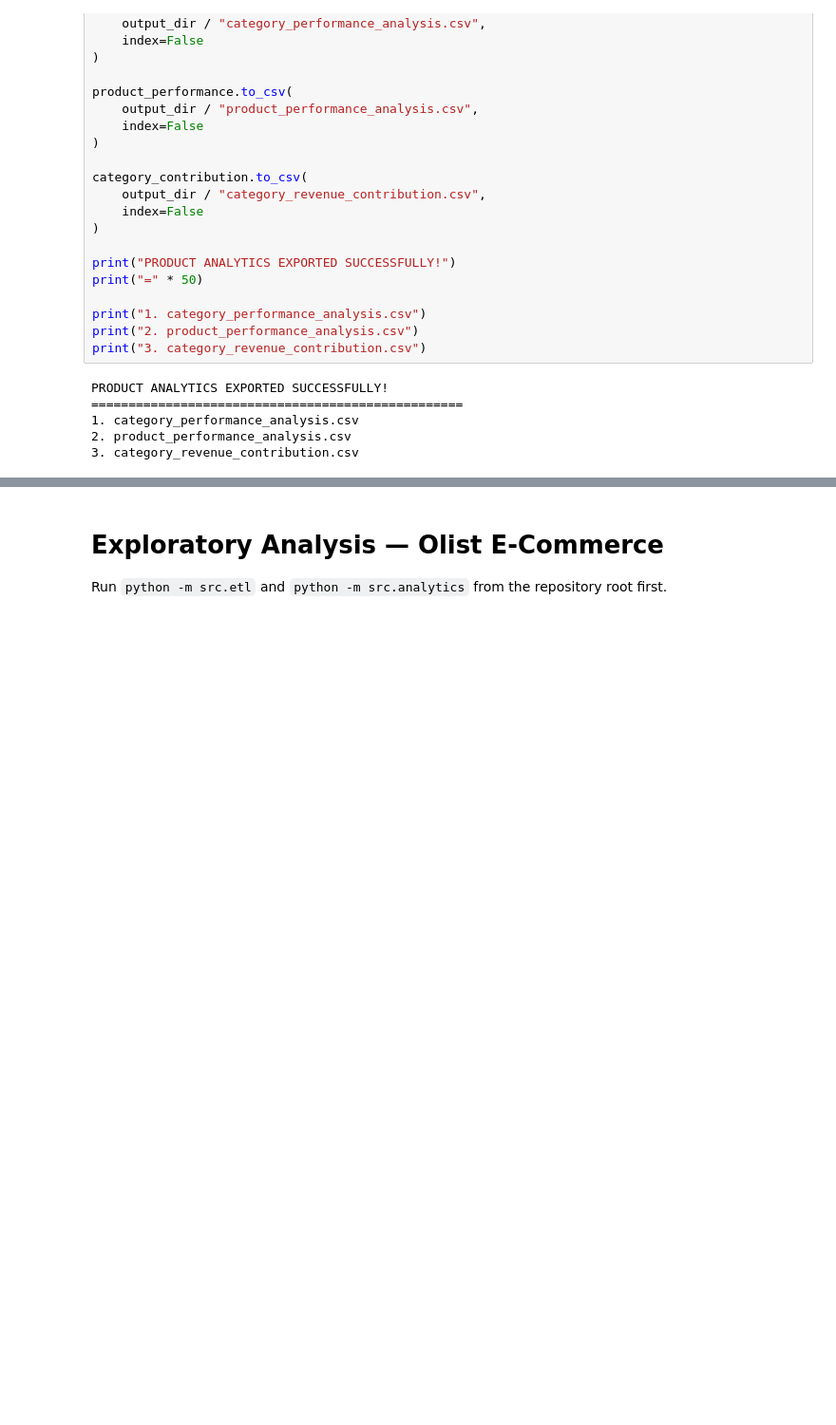
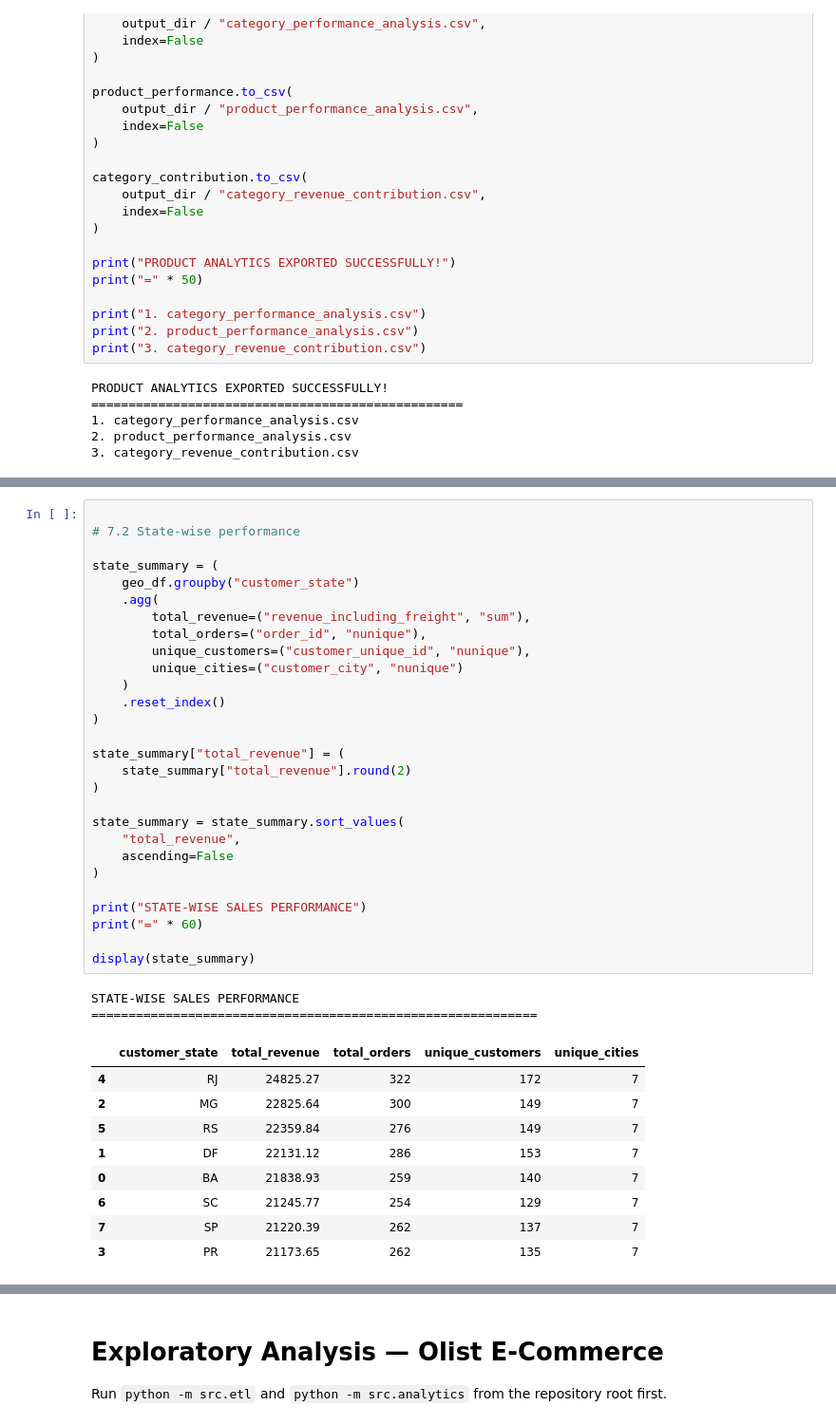
Before and after one commit to Fariha12t/ecommerce-customer-revenue-intelligence, a Jupyter notebook: notebooks/exploratory_analysis.ipynb, the cells around one changed output, grey strips where cells are left out. Shown at 95% size. Cells and saved outputs as stored; diff of their text form; blank space fills up the shorter version.

```diff
--- a/notebooks/exploratory_analysis.ipynb
+++ b/notebooks/exploratory_analysis.ipynb
@@ -1016,0 +1072,40 @@ PRODUCT ANALYTICS EXPORTED SUCCESSFULLY!
+# %%
+
+# 7.2 State-wise performance
+
+state_summary = (
+    geo_df.groupby("customer_state")
+    .agg(
+        total_revenue=("revenue_including_freight", "sum"),
+        total_orders=("order_id", "nunique"),
+        unique_customers=("customer_unique_id", "nunique"),
+        unique_cities=("customer_city", "nunique")
+    )
+    .reset_index()
+)
+
+state_summary["total_revenue"] = (
+    state_summary["total_revenue"].round(2)
+)
+
+state_summary = state_summary.sort_values(
+    "total_revenue",
+    ascending=False
+)
+
+print("STATE-WISE SALES PERFORMANCE")
+print("=" * 60)
+
+display(state_summary)
+# %% [output]
+STATE-WISE SALES PERFORMANCE
+============================================================
+|  | customer_state | total_revenue | total_orders | unique_customers | unique_cities |
+| 4 | RJ | 24825.27 | 322 | 172 | 7 |
+| 2 | MG | 22825.64 | 300 | 149 | 7 |
+| 5 | RS | 22359.84 | 276 | 149 | 7 |
+| 1 | DF | 22131.12 | 286 | 153 | 7 |
+| 0 | BA | 21838.93 | 259 | 140 | 7 |
+| 6 | SC | 21245.77 | 254 | 129 | 7 |
+| 7 | SP | 21220.39 | 262 | 137 | 7 |
+| 3 | PR | 21173.65 | 262 | 135 | 7 |
```
Also changed, not shown: parts of 27 cells of this notebook, 1 other file.
